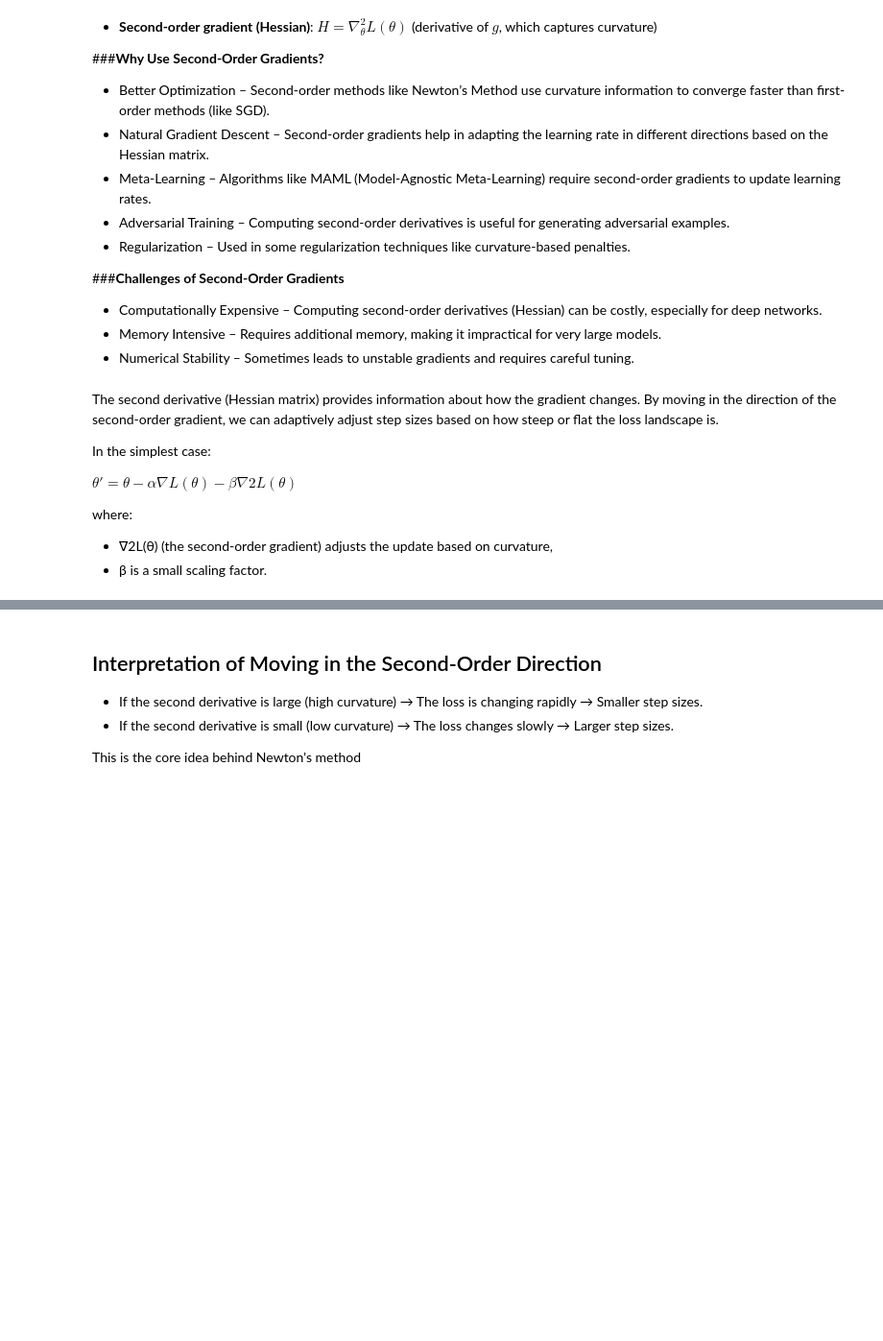
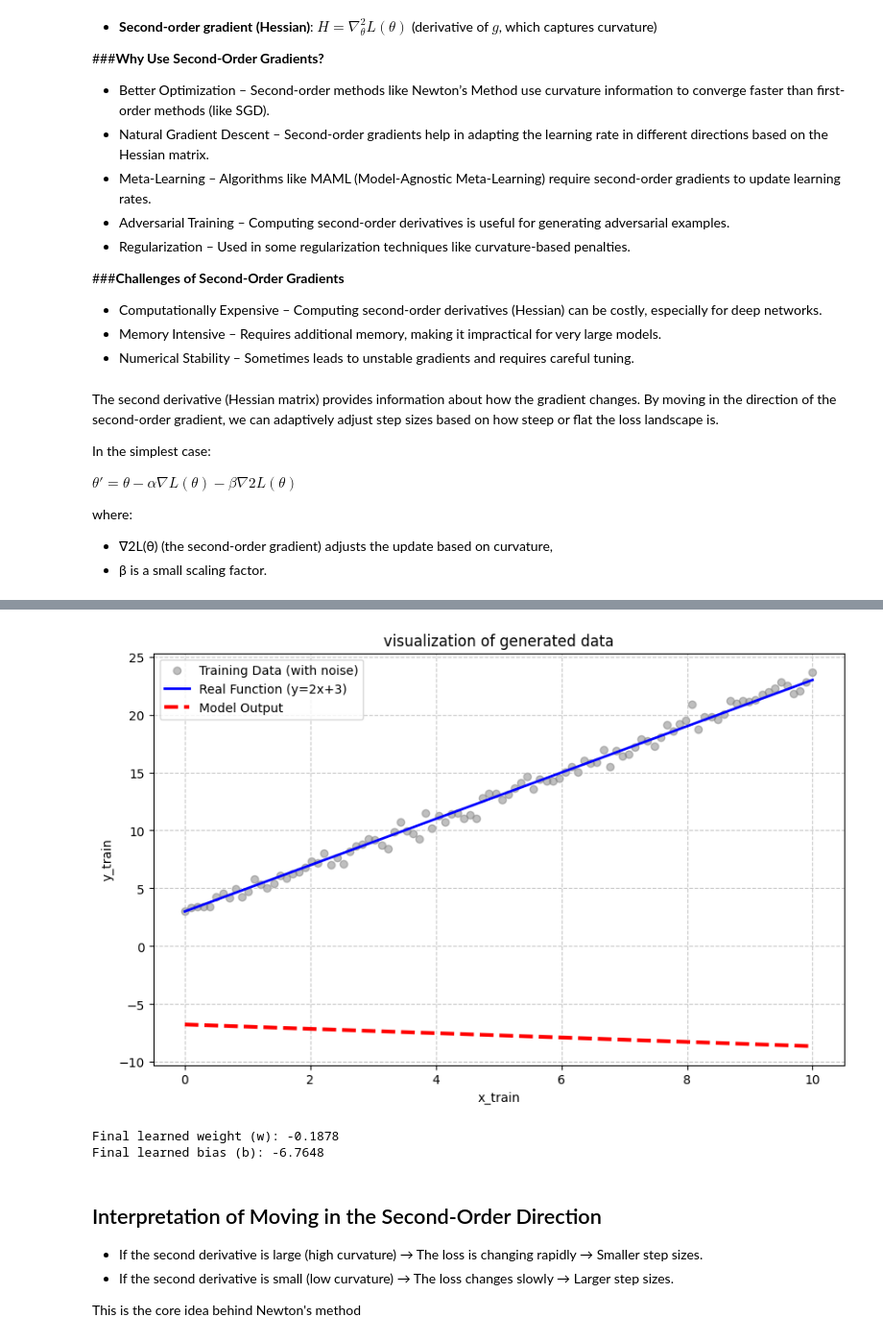
Before and after one commit to HosseinAIRez/Deep-Learning-by-Dr.-Mahdieh-Soleymani-Spring-2024, a Jupyter notebook: 1 - HW1/4-Lazy_Gradient.ipynb, the cells around one changed output, grey strips where cells are left out. Shown at 96% size. Cells and saved outputs as stored; diff of their text form; code cells hidden in the pictures; blank space fills up the shorter version.

```diff
--- a/1 - HW1/4-Lazy_Gradient.ipynb
+++ b/1 - HW1/4-Lazy_Gradient.ipynb
@@ -594,20 +749,21 @@ class SimpleNet(nn.Module):
     def __init__(self):
         super().__init__()
         # TODO: define a model (1d to 1d)
-
+        self.linear = nn.Linear(in_features=1, out_features=1)
         # End of TODO
 
     def forward(self, x):
         # TODO: implement forward
-
+        return self.linear(x)
         # End of TODO
 
 
 def generate_data():
     # TODO: Generate data for 1d to 1d model
     # a simple linear data with noise is ok. For example: y = 2x + 3 + noise
-
-
+    x = torch.linspace(0, 10, 100).reshape(-1, 1)
+    noise = torch.randn(x.size()) * 0.5
+    y = 2 * x + 3 + noise
     # End of TODO
     return x, y
 
@@ -663,3 +869,53 @@ Training complete!
+# %%
+# TODO: evaluate the model using some data and visuilize the model output
+# and compare it with the real function
+import matplotlib.pyplot as plt
+
+model.eval()
+with torch.no_grad():
+
+    x_test = torch.linspace(0, 10, 50).reshape(-1, 1)
+
+
+    y_predicted = model(x_test)
+
+
+    y_real = 2 * x_test + 3
+
+
+x_test_np = x_test.numpy()
+y_predicted_np = y_predicted.numpy()
+y_real_np = y_real.numpy()
+x_train_np = x_train.numpy()
+y_train_np = y_train.numpy()
+
+
+plt.figure(figsize=(10, 6))
+
+
+plt.scatter(x_train_np, y_train_np, color='gray', alpha=0.5, label='Training Data (with noise)')
+
+
+plt.plot(x_test_np, y_real_np, color='blue', linewidth=2, label='Real Function (y=2x+3)')
+
+
+plt.plot(x_test_np, y_predicted_np, color='red', linestyle='--', linewidth=3, label='Model Output')
+
+plt.title('visualization of generated data')
+plt.xlabel('x_train')
+plt.ylabel('y_train')
+plt.legend()
+plt.grid(True, linestyle='--', alpha=0.7)
+plt.show()
+
+print(f"Final learned weight (w): {model.linear.weight.item():.4f}")
+print(f"Final learned bias (b): {model.linear.bias.item():.4f}")
+
+# End of TODO
+# %% [output]
+[figure, added]
+Final learned weight (w): -0.1878
+Final learned bias (b): -6.7648
 # %% [markdown]
 ## Interpretation of Moving in the Second-Order Direction
 
```
Also changed, not shown: parts of 23 cells of this notebook, 2 other files.
